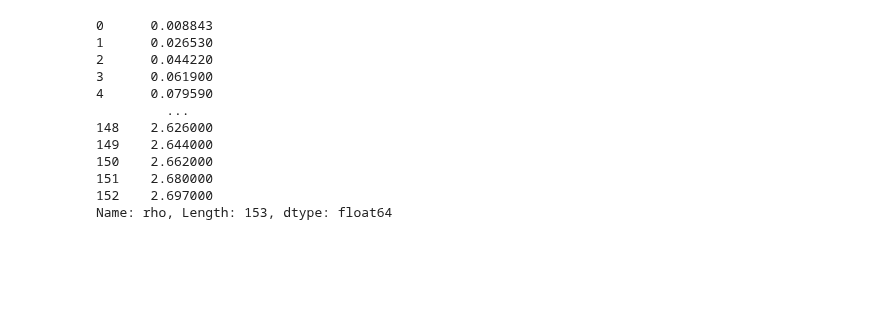
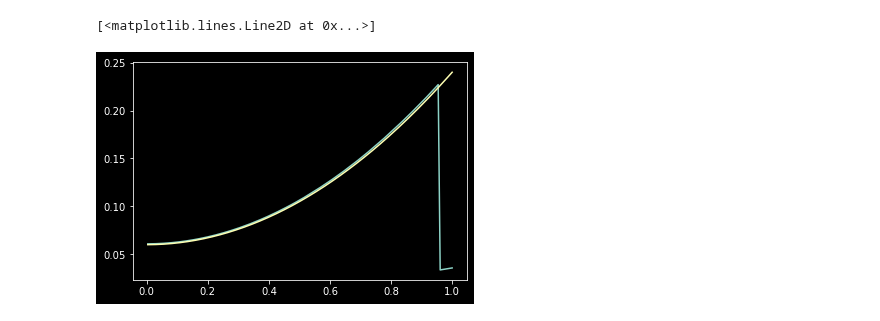
Before and after one commit to fusion-yun/fytok_old, a Jupyter notebook: examples/fytok.ipynb, the cells around one changed output. Drawn from its saved outputs; the diff is of its cells as text; code cells hidden in the pictures; blank space fills up the shorter version.

```diff
--- a/examples/fytok.ipynb
+++ b/examples/fytok.ipynb
@@ -3,21 +3,13 @@ import pandas as pd
 import numpy as np
 # %%
 d=pd.read_csv('/home/salmon/workspace/data/15MA inductive - burn/profile.txt',sep='\t')
-# %%
-d["rho"]
-# %% [output]
-0      0.008843
-1      0.026530
-2      0.044220
-3      0.061900
-4      0.079590
-         ...
-148    2.626000
-149    2.644000
-150    2.662000
-151    2.680000
-152    2.697000
-Name: rho, Length: 153, dtype: float64
+# %%
+x=d["x"]
+plt.plot(x,d["Dn"])
+plt.plot(x,0.06*(1+3*x**2))
+# %% [output]
+[<matplotlib.lines.Line2D at 0x...>]
+[figure, added]
 # %%
 import sys
 sys.path.append("/home/salmon/workspace/fytok/python")
```
Also changed, not shown: parts of 8 cells of this notebook, 4 other files.
